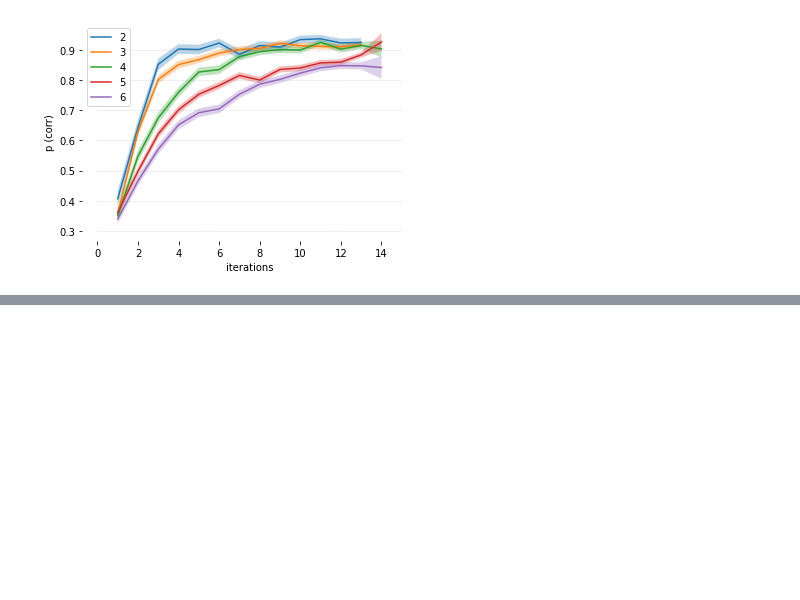
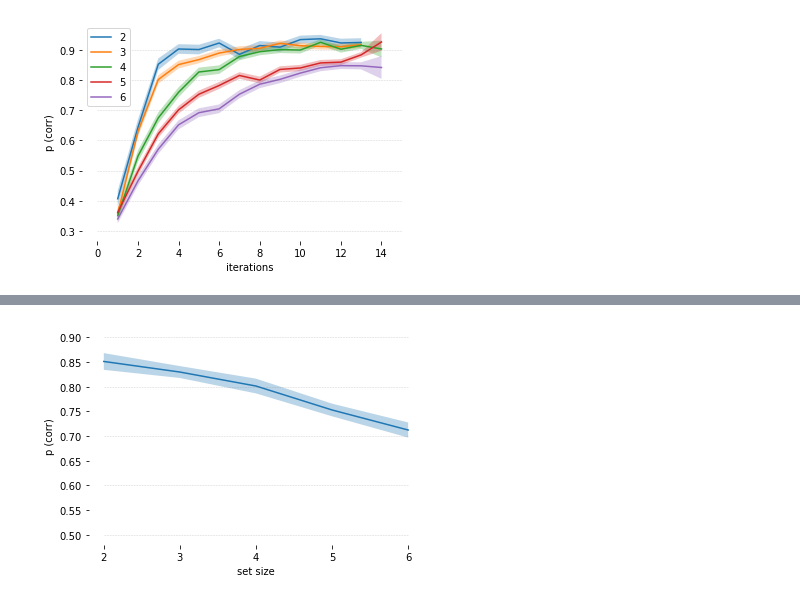
Before and after one commit to alebel14/impulsivity, a Jupyter notebook: Data visualization.ipynb, the cells around one changed output, grey strips where cells are left out. Saved outputs shown, nothing was run; the diff lists cells and outputs as text; code cells hidden in the pictures; blank space fills up the shorter version.

```diff
--- a/Data visualization.ipynb
+++ b/Data visualization.ipynb
@@ -120,0 +163,25 @@ plt.fill_between(allrange, [np.mean(mlrangeh10r_abs[str(item)]) - scipy.stats.se
+# %%
+setxacc = []
+setxacc_sem = []
+for i in range(2, 7):
+    setxacc.append(np.nanmean(all_set[i]))
+    setxacc_sem.append(np.nanmean(sem_set[i]))
+# %%
+plt.figure()
+ax = plt.subplot(111)
+
+plt.plot(list(range(2, 7)), setxacc)
+plt.fill_between(list(range(2, 7)), [i-j for i, j in zip(setxacc, setxacc_sem)], [i+j for i, j in zip(setxacc, setxacc_sem)], alpha=0.3)
+
+for y in range(50, 100, 10):
+     plt.plot([2, 3, 5, 6], [y/100]*4, '--', lw=0.5, color='dimgray', alpha=0.3)
+
+plt.xlabel('set size')
+plt.ylabel('p (corr)')
+plt.xticks([2, 3, 4, 5, 6])
+ax.spines['top'].set_visible(False)
+ax.spines['right'].set_visible(False)
+ax.spines['bottom'].set_visible(False)
+ax.spines['left'].set_visible(False)
+# %% [output]
+[figure, added]
```
Also changed, not shown: parts of 11 cells of this notebook, 1 other file.
